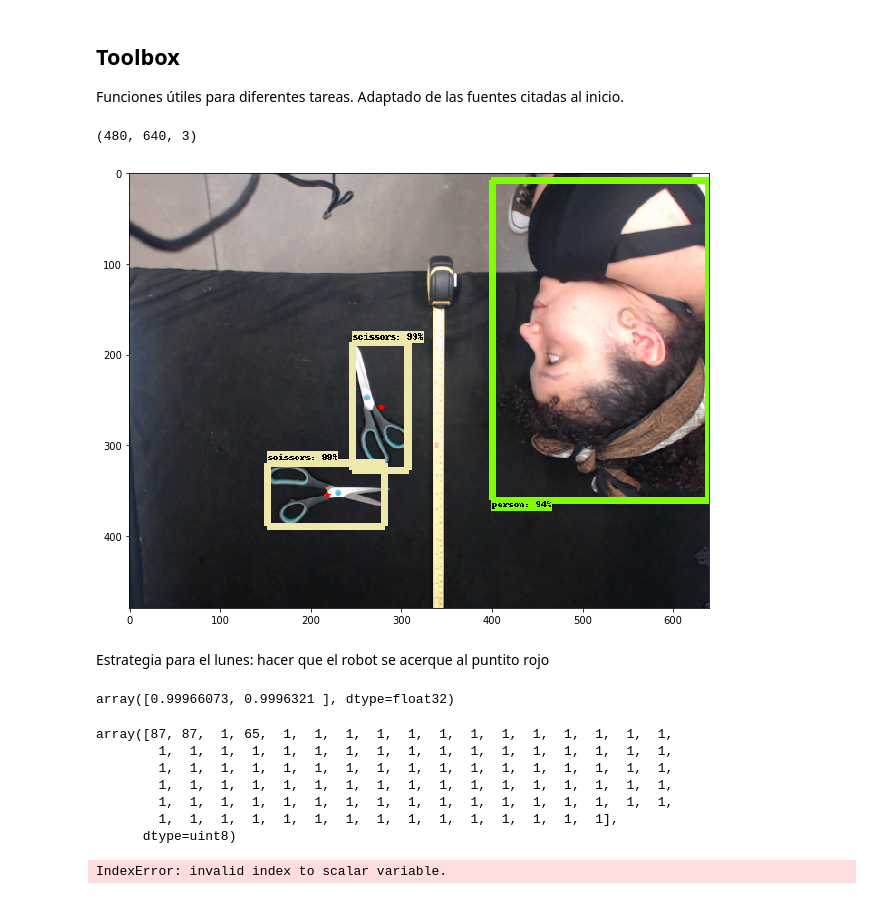
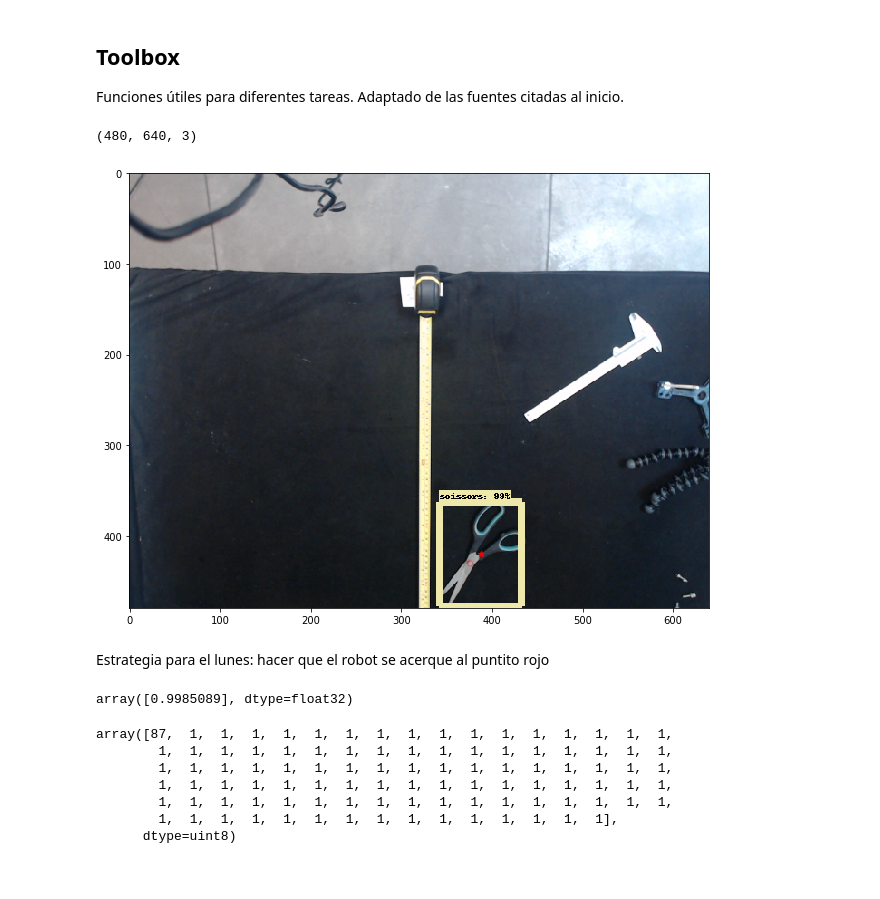
Before and after one commit to SamuelBG13/DOR2019, a Jupyter notebook: DOR2019.ipynb, the cells around one changed output. Cells and saved outputs as stored; diff of their text form; code cells hidden in the pictures.

```diff
--- a/DOR2019.ipynb
+++ b/DOR2019.ipynb
@@ -178,6 +178,8 @@ class DORtoolbox:
 
     @staticmethod
     def Execute(image_np):
+      IMAGE_SIZE = (12, 8)
+
       print(np.shape(image_np))
          # the array based representation of the image will be used later in order to prepare the
       # result image with boxes and labels on it.
@@ -228,7 +230,7 @@ class DORtoolbox:
         boxes = np.multiply(boxes, scales)
         centres=np.empty((0,2))
         for idx, box in enumerate(boxes):
-            centre=np.array([np.mean((boxes[idx][0], boxes[idx][2])),np.mean((boxes[idx][1], boxes[idx][3]))])
+            centre=np.array([np.mean((boxes[idx][1], boxes[idx][3])),np.mean((boxes[idx][0], boxes[idx][2]))])
             centres= np.vstack([centres, centre])
 
 
@@ -237,41 +239,36 @@ class DORtoolbox:
 # %%
 cam = cv2.VideoCapture(2)
 #cam = cv2.VideoCapture(0)
 ret, frame = cam.read()
 cv2.destroyAllWindows()
 del(cam)
 
 
 if ret:
     Im_np_rgb=cv2.cvtColor(frame, cv2.COLOR_BGR2RGB)
     output_dict=DORtoolbox.Execute(Im_np_rgb)
 
 
-boxes,centres = DORtoolbox.get_boxes_with_label_and_threshold("scissors", 0.4, output_dict, Im_np_rgb, category_index)
+boxes,centres = DORtoolbox.get_boxes_with_label_and_threshold("scissors", 0.8, output_dict, Im_np_rgb, category_index)
 for centre in centres:
-    plt.plot(centre[1],centre[0], 'r*', lw=1000)
+    plt.plot(centre[0],centre[1], 'r*', lw=1000)
 plt.show()
 # %% [output]
 (480, 640, 3)
-[figure, old version]
+[figure, new version]
 # %% [markdown]
 Estrategia para el lunes: hacer que el robot se acerque al puntito rojo
 # %%
 output_dict['detection_scores'][output_dict['detection_classes']==87]
 # %% [output]
-array([0.99966073, 0.9996321 ], dtype=float32)
+array([0.9985089], dtype=float32)
 # %%
 output_dict['detection_classes']
 # %% [output]
-array([87, 87,  1, 65,  1,  1,  1,  1,  1,  1,  1,  1,  1,  1,  1,  1,  1,
+array([87,  1,  1,  1,  1,  1,  1,  1,  1,  1,  1,  1,  1,  1,  1,  1,  1,
         1,  1,  1,  1,  1,  1,  1,  1,  1,  1,  1,  1,  1,  1,  1,  1,  1,
         1,  1,  1,  1,  1,  1,  1,  1,  1,  1,  1,  1,  1,  1,  1,  1,  1,
         1,  1,  1,  1,  1,  1,  1,  1,  1,  1,  1,  1,  1,  1,  1,  1,  1,
         1,  1,  1,  1,  1,  1,  1,  1,  1,  1,  1,  1,  1,  1,  1,  1,  1,
         1,  1,  1,  1,  1,  1,  1,  1,  1,  1,  1,  1,  1,  1,  1],
       dtype=uint8)
-# %%
-for idx, box in enumerate(boxes):
-    print(boxes[idx][0])
-# %% [output]
-IndexError: invalid index to scalar variable.
```
Also changed, not shown: parts of 6 cells of this notebook.
